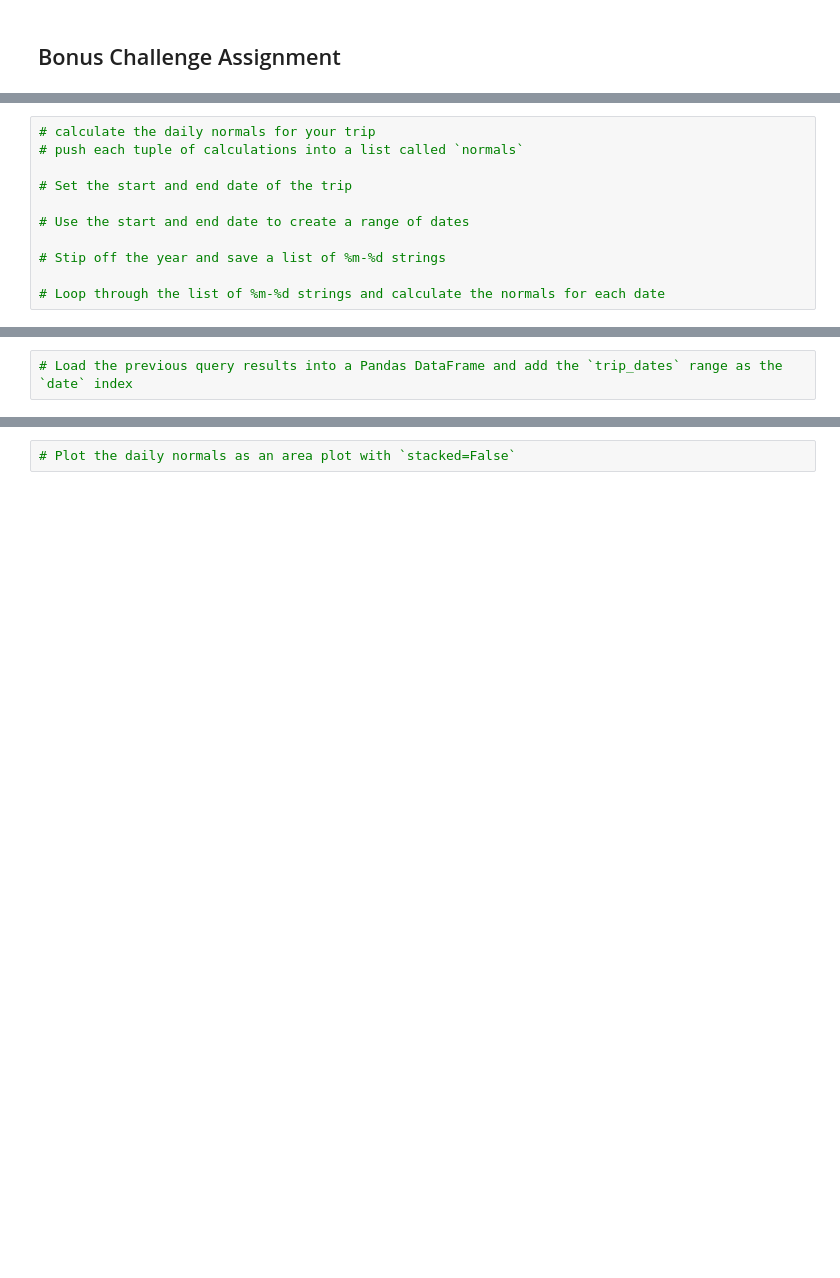
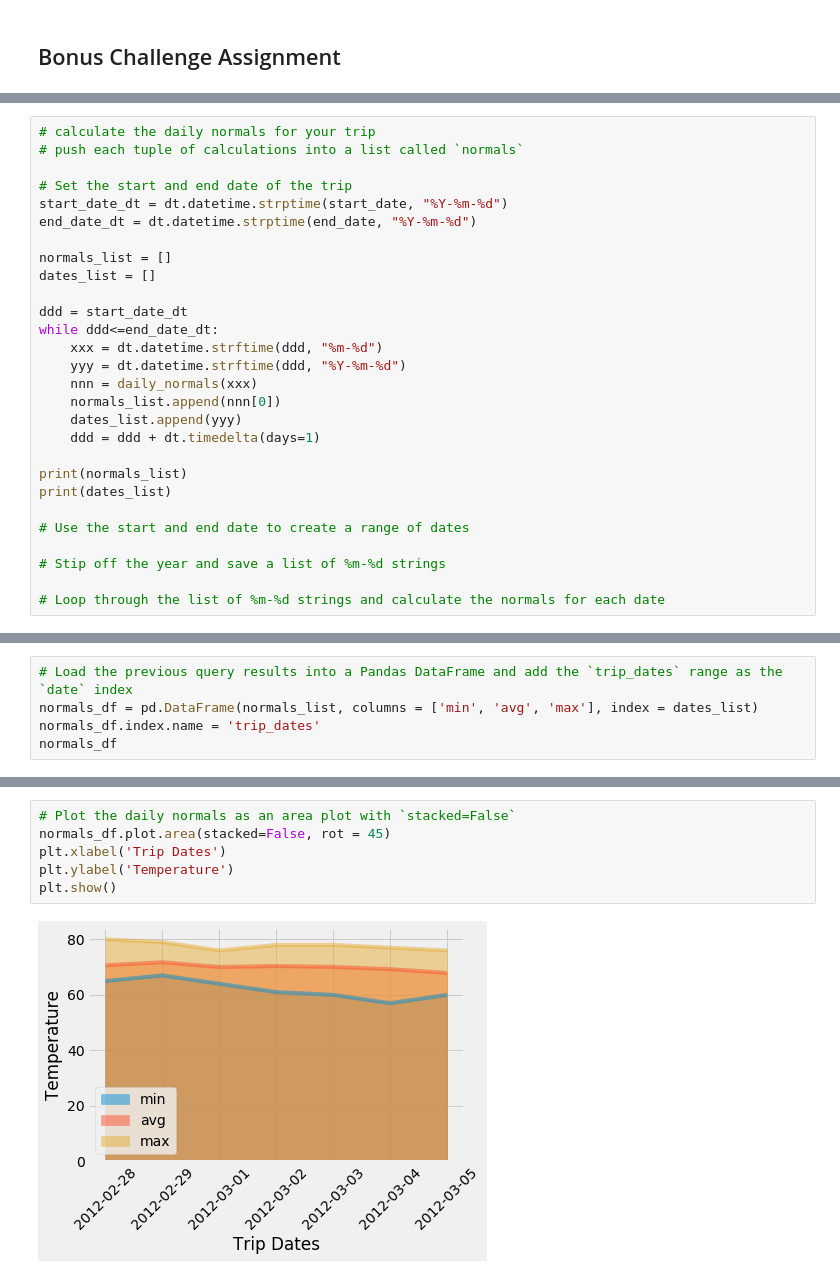
Before and after one commit to Terrence-Cummings/sqlalchemy-challenge, a Jupyter notebook: climate_TC_v1.ipynb, the cells around one changed output, grey strips where cells are left out. Drawn from its saved outputs; the diff is of its cells as text; blank space fills up the shorter version.

```diff
--- a/climate_TC_v1.ipynb
+++ b/climate_TC_v1.ipynb
@@ -277,6 +327,23 @@ daily_normals("01-01")
 # push each tuple of calculations into a list called `normals`
 
 # Set the start and end date of the trip
+start_date_dt = dt.datetime.strptime(start_date, "%Y-%m-%d")
+end_date_dt = dt.datetime.strptime(end_date, "%Y-%m-%d")
+
+normals_list = []
+dates_list = []
+
+ddd = start_date_dt
+while ddd<=end_date_dt:
+    xxx = dt.datetime.strftime(ddd, "%m-%d")
+    yyy = dt.datetime.strftime(ddd, "%Y-%m-%d")
+    nnn = daily_normals(xxx)
+    normals_list.append(nnn[0])
+    dates_list.append(yyy)
+    ddd = ddd + dt.timedelta(days=1)
+
+print(normals_list)
+print(dates_list)
 
 # Use the start and end date to create a range of dates
 
@@ -286,2 +356,5 @@ daily_normals("01-01")
 # %%
 # Load the previous query results into a Pandas DataFrame and add the `trip_dates` range as the `date` index
+normals_df = pd.DataFrame(normals_list, columns = ['min', 'avg', 'max'], index = dates_list)
+normals_df.index.name = 'trip_dates'
+normals_df
@@ -288,2 +371,8 @@ daily_normals("01-01")
 # %%
 # Plot the daily normals as an area plot with `stacked=False`
+normals_df.plot.area(stacked=False, rot = 45)
+plt.xlabel('Trip Dates')
+plt.ylabel('Temperature')
+plt.show()
+# %% [output]
+[figure, added]
```
Also changed, not shown: parts of 9 cells of this notebook, 1 other file.
